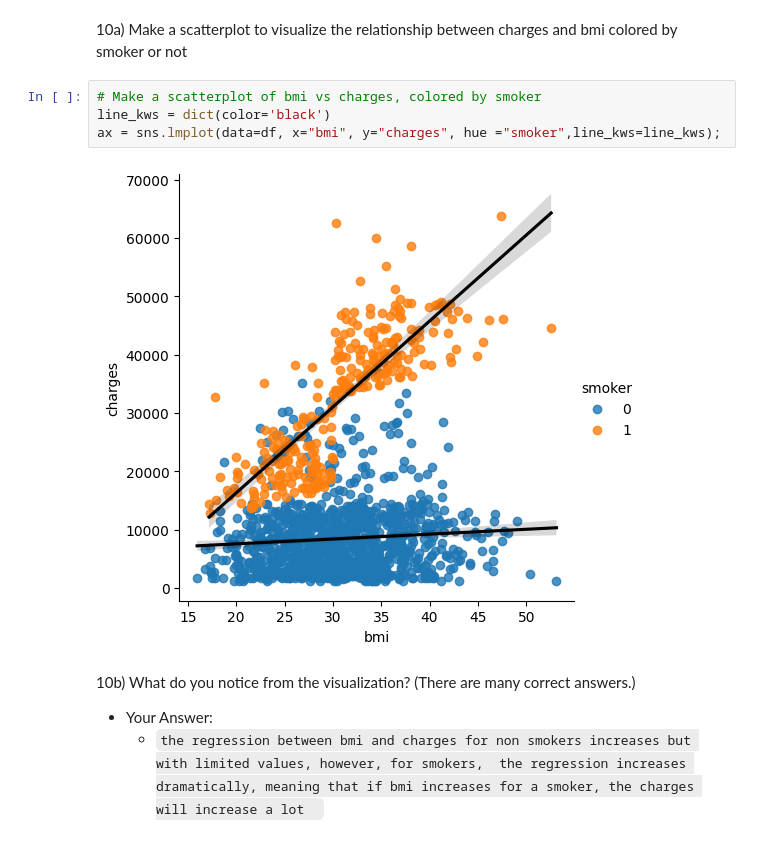
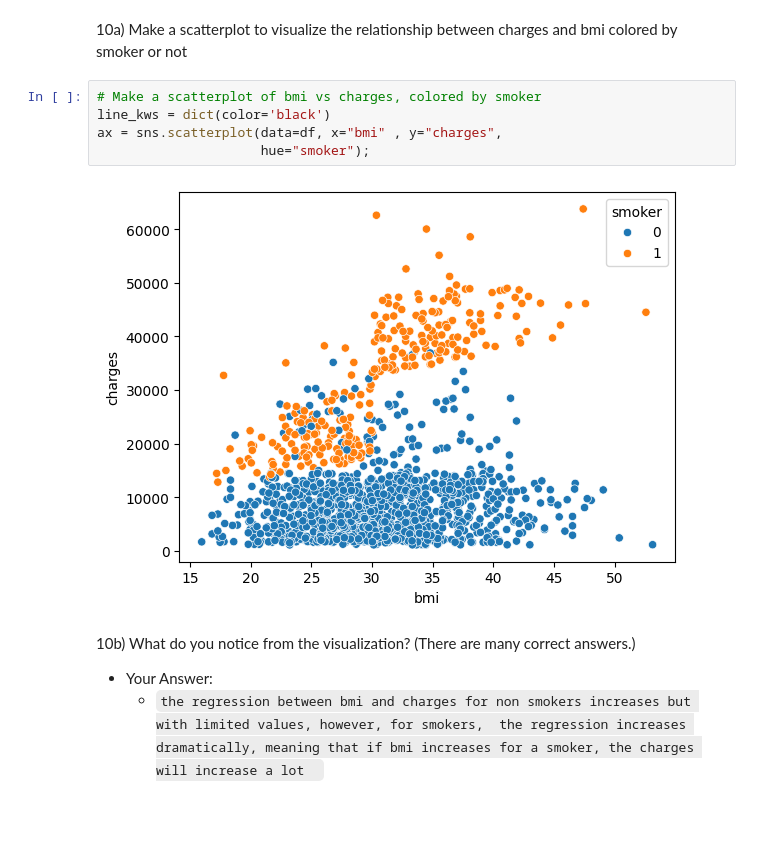
Before and after one commit to fadi-theodory/Prediction-of-Product-Sales, a Jupyter notebook: Data_Visualization_Core_Starter_Notebook.ipynb, the cells around one changed output. Drawn from its saved outputs; the diff is of its cells as text; blank space fills up the shorter version.

```diff
--- a/Data_Visualization_Core_Starter_Notebook.ipynb
+++ b/Data_Visualization_Core_Starter_Notebook.ipynb
@@ -216,9 +216,10 @@ ax = sns.regplot(data=df, x="bmi", y="charges",line_kws=line_kws);
 # %%
 # Make a scatterplot of bmi vs charges, colored by smoker
 line_kws = dict(color='black')
-ax = sns.lmplot(data=df, x="bmi", y="charges", hue ="smoker",line_kws=line_kws);
+ax = sns.scatterplot(data=df, x="bmi" , y="charges",
+                     hue="smoker");
 # %% [output]
-[figure, old version]
+[figure, new version]
 # %% [markdown]
 10b) What do you notice from the visualization? (There are many correct answers.)
 
```
Also changed, not shown: parts of 10 cells of this notebook.
